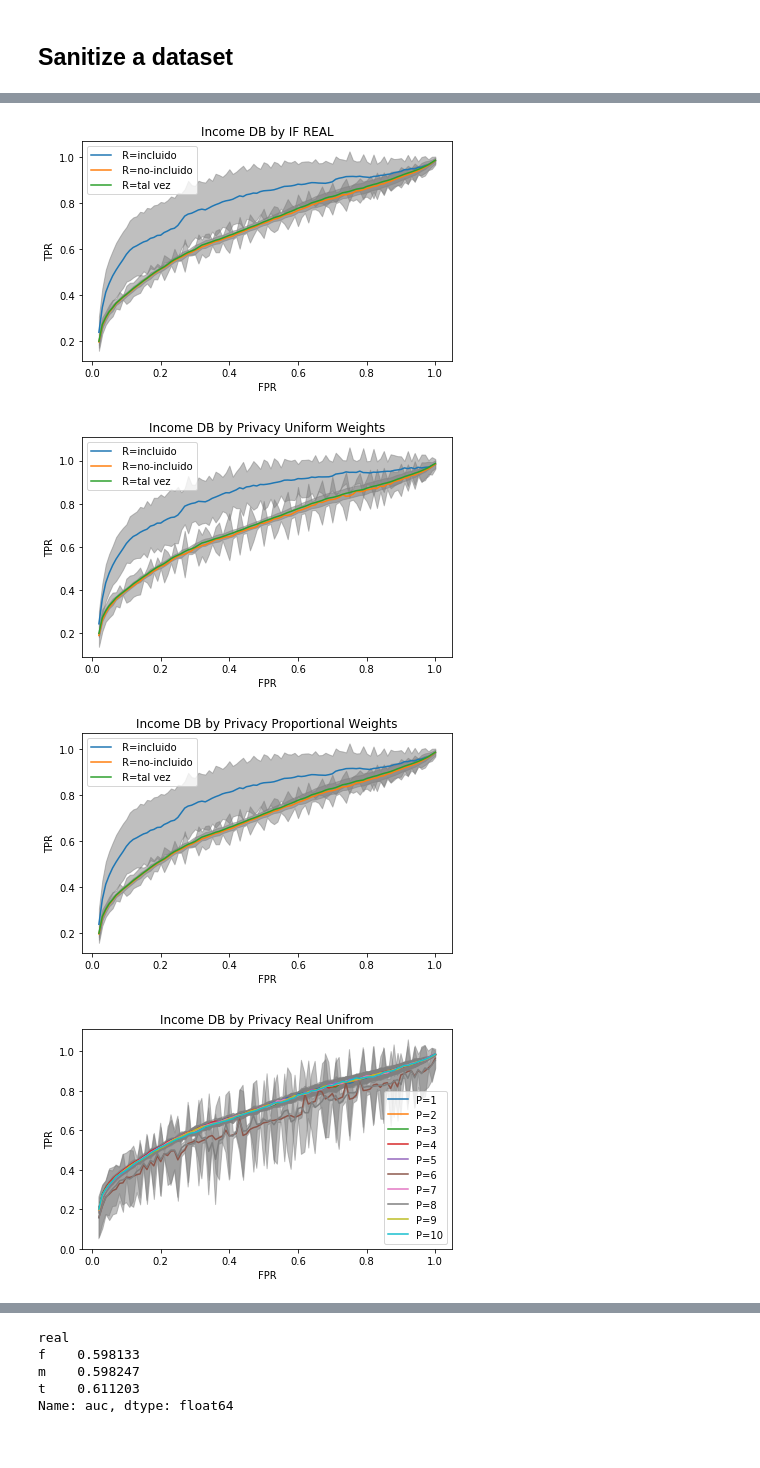
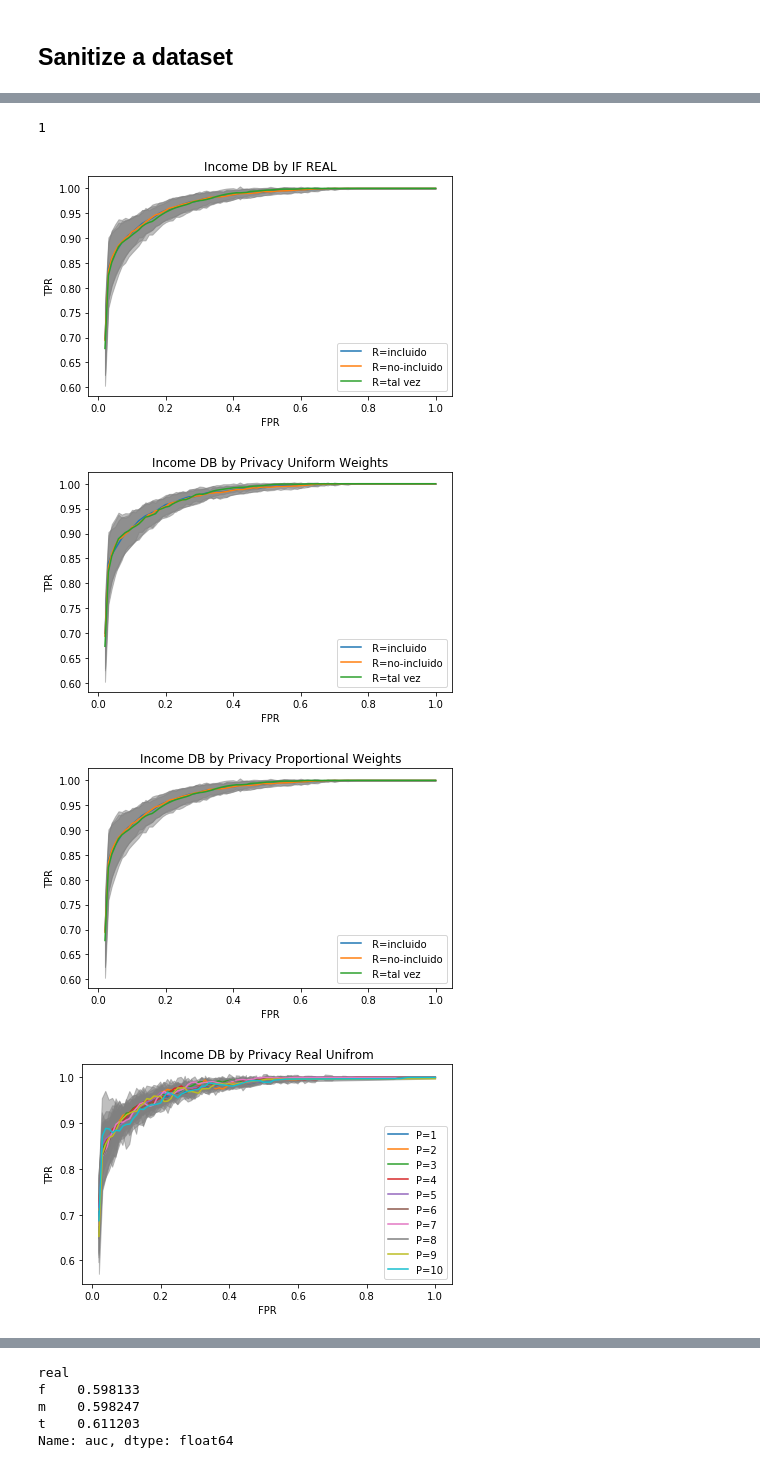
Before and after one commit to jwzinser/Tesis, a Jupyter notebook: parallel/pandas_models.ipynb, the cells around one changed output, grey strips where cells are left out. Cells and saved outputs as stored; diff of their text form; code cells hidden in the pictures.

```diff
--- a/parallel/pandas_models.ipynb
+++ b/parallel/pandas_models.ipynb
@@ -147,3 +170,9 @@ dataa.head()
+# %%
+get_privacy('1.0ftt_9')
+x = '0.1mff_5'
+int("".join(re.findall("\d+",x)[:2]))
+# %% [output]
+1
 # %%
 import re
 reco_df = pd.concat(reco_list)
@@ -176,20 +228,21 @@ df_models.to_csv("model_scores_roc_census06.csv")
 # %%
 from sanitization_tools import *
-supervised_results = pd.concat([pn.read_csv("model_scores_roc_census06.csv"), pd.read_csv("model_scores_roc_census611.csv")])
+#supervised_results = pd.concat([pn.read_csv("model_scores_roc_census06.csv"), pd.read_csv("model_scores_roc_census611.csv")])
+supervised_results = pn.read_csv("model_scores_roc_insurance011.csv")
 
 rocs_by_case(supervised_results, {},{"real":["t","f","m"]}, savefig=True, title="by IF REAL", save_name="income_roc_privacy_grouped_tmf",language="spanish")
 rocs_by_case(supervised_results, {"uniform":1, "uniform2":1},{"real":["t","f","m"]}, savefig=True, title="by Privacy Uniform Weights", save_name="income_roc_privacy_grouped_tmf_1", language="spanish")
 rocs_by_case(supervised_results, {"uniform":0, "uniform2":0},{"real":["t","f","m"]}, savefig=True, title="by Privacy Proportional Weights", save_name="income_roc_privacy_grouped_tmf_0", language="spanish")
 rocs_by_case(supervised_results, {"real":"t", "uniform":1, "uniform2":1},{"privacy":[i for i in range(1,11)]}, savefig=True, title="by Privacy Real Unifrom", save_name="income_roc_privacyt1", language="spanish")
 rocs_by_case(supervised_results, {"real":"t", "uniform":0, "uniform2":0},{"privacy":[i for i in range(1,11)]}, savefig=True, title="by Privacy Real Proportional", save_name="income_roc_privacyt0", language="spanish")
 rocs_by_case(supervised_results, {"real":"f", "uniform":1, "uniform2":1},{"privacy":[i for i in range(1,11)]}, savefig=True, title="by Privacy NonReal Uniform", save_name="income_roc_privacyf1", language="spanish")
 rocs_by_case(supervised_results, {"real":"f", "uniform":0, "uniform2":0},{"privacy":[i for i in range(1,11)]}, savefig=True, title="by Privacy NonReal Proportional", save_name="income_roc_privacyf0", language="spanish")
 rocs_by_case(supervised_results, {"real":"m", "uniform":1, "uniform2":1},{"privacy":[i for i in range(1,11)]}, savefig=True, title="by Privacy MaybeReal Uniform", save_name="income_roc_privacym1", language="spanish")
 rocs_by_case(supervised_results, {"real":"m", "uniform":0, "uniform2":0},{"privacy":[i for i in range(1,11)]}, savefig=True, title="by Privacy MaybeReal Proportional", save_name="income_roc_privacym0", language="spanish")
 
 print(supervised_results.columns)
 # %% [output]
-[figure, old version]
+[figure, new version]
-[figure, old version]
+[figure, new version]
-[figure, old version]
+[figure, new version]
-[figure, old version]
+[figure, new version]
```
Also changed, not shown: parts of 11 cells of this notebook, 2 other files.
